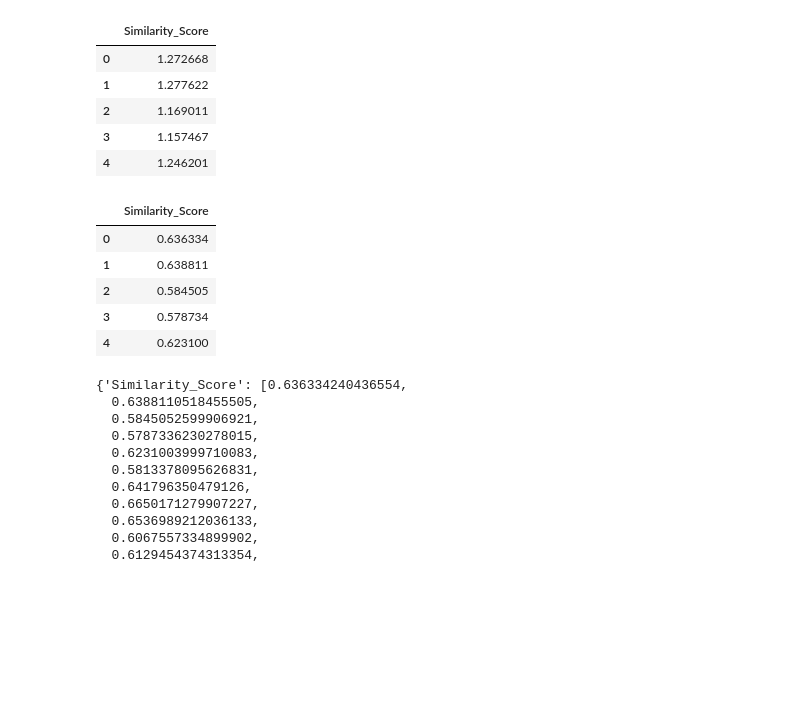
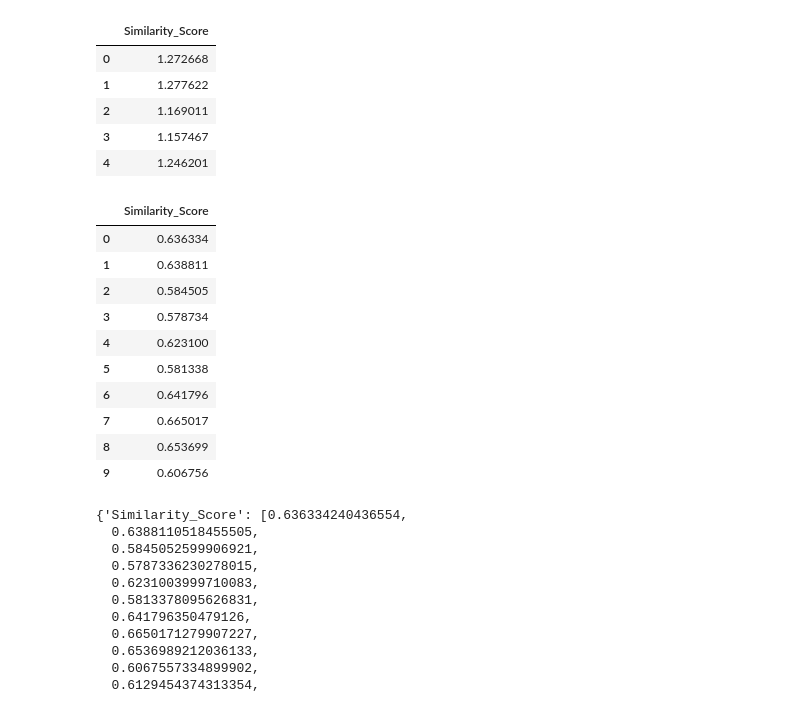
Before and after one commit to Hema9121/STS-1, a Jupyter notebook: sts.ipynb, the cells around one changed output. Drawn from its saved outputs; the diff is of its cells as text; code cells hidden in the pictures; blank space fills up the shorter version.

```diff
--- a/sts.ipynb
+++ b/sts.ipynb
@@ -106,4 +119,4 @@ for i in range(len(Data)):
   message_embeddings = embed(messages)
   a = tf.make_ndarray(tf.make_tensor_proto(message_embeddings))
   cos_sin = dot(a[0], a[1])/(norm(a[0])*norm(a[1]))
-  ans.append(cos_sim)
+  ans.append(cos_sin)
@@ -147,0 +179,2 @@ Ans.items()
+# %%
+Ans['Similarity_Score']=Ans['Similarity_Score'].apply(lambda x: round(x, 2))
@@ -167,14 +226,19 @@ Ans.head()
 # %%
 Ans['Similarity_Score'] = Ans['Similarity_Score']/Ans['Similarity_Score'].abs().max()
 # %%
-Ans.head()
+Ans.head(10)
 # %% [output]
 |  | Similarity_Score |
 | 0 | 0.636334 |
 | 1 | 0.638811 |
 | 2 | 0.584505 |
 | 3 | 0.578734 |
 | 4 | 0.623100 |
+| 5 | 0.581338 |
+| 6 | 0.641796 |
+| 7 | 0.665017 |
+| 8 | 0.653699 |
+| 9 | 0.606756 |
 # %%
 Ans[['Similarity_Score']].to_dict("list")
 # %% [output]
```
Also changed, not shown: parts of 24 cells of this notebook, 1 other file.
